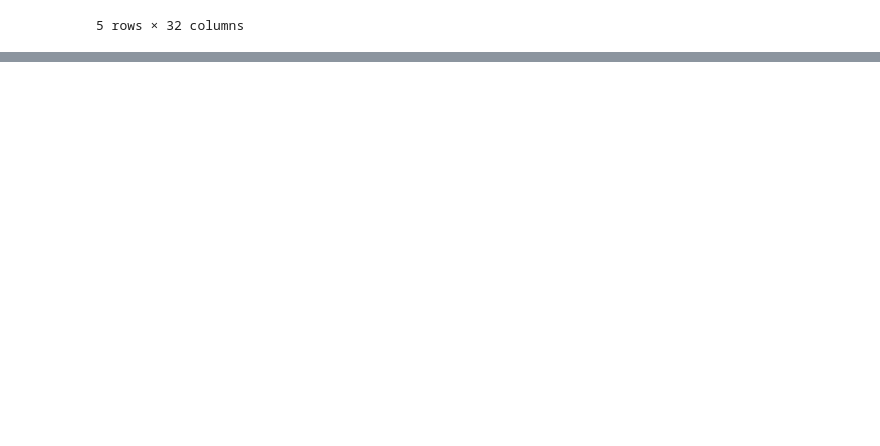
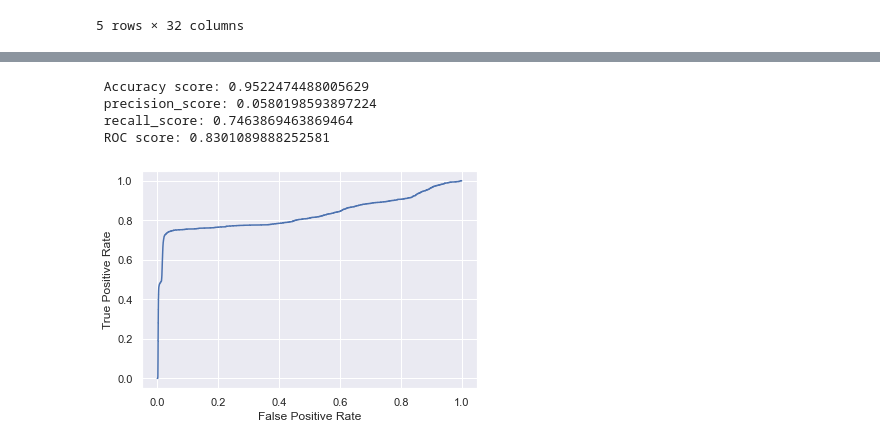
Before and after one commit to kdmanwani/credit_fraud, a Jupyter notebook: credit_card_fraud.ipynb, the cells around one changed output, grey strips where cells are left out. Saved outputs shown, nothing was run; the diff lists cells and outputs as text; code cells hidden in the pictures; blank space fills up the shorter version.

```diff
--- a/credit_card_fraud.ipynb
+++ b/credit_card_fraud.ipynb
@@ -415,0 +418,22 @@ The f1 score for the testing data: 0.009928887696229707
+# %%
+print(f" Accuracy score: {accuracy_score(y_test, pred_test)}")
+print(f" precision_score: {precision_score(y_test, pred_test)}")
+print(f" recall_score: {recall_score(y_test, pred_test)}")
+print(f" ROC score: {roc_auc_score(y_test, lr.predict_proba(x_test)[::,1])}")
+# %% [output]
+ Accuracy score: 0.9522474488005629
+ precision_score: 0.0580198593897224
+ recall_score: 0.7463869463869464
+ ROC score: 0.8301089888252581
+# %%
+#define metrics
+y_pred_proba = lr.predict_proba(x_test)[::,1]
+fpr, tpr, _ = roc_curve(y_test,  y_pred_proba)
+
+#create ROC curve
+plt.plot(fpr,tpr)
+plt.ylabel('True Positive Rate')
+plt.xlabel('False Positive Rate')
+plt.show()
+# %% [output]
+[figure, added]
```
Also changed, not shown: parts of 11 cells of this notebook.
